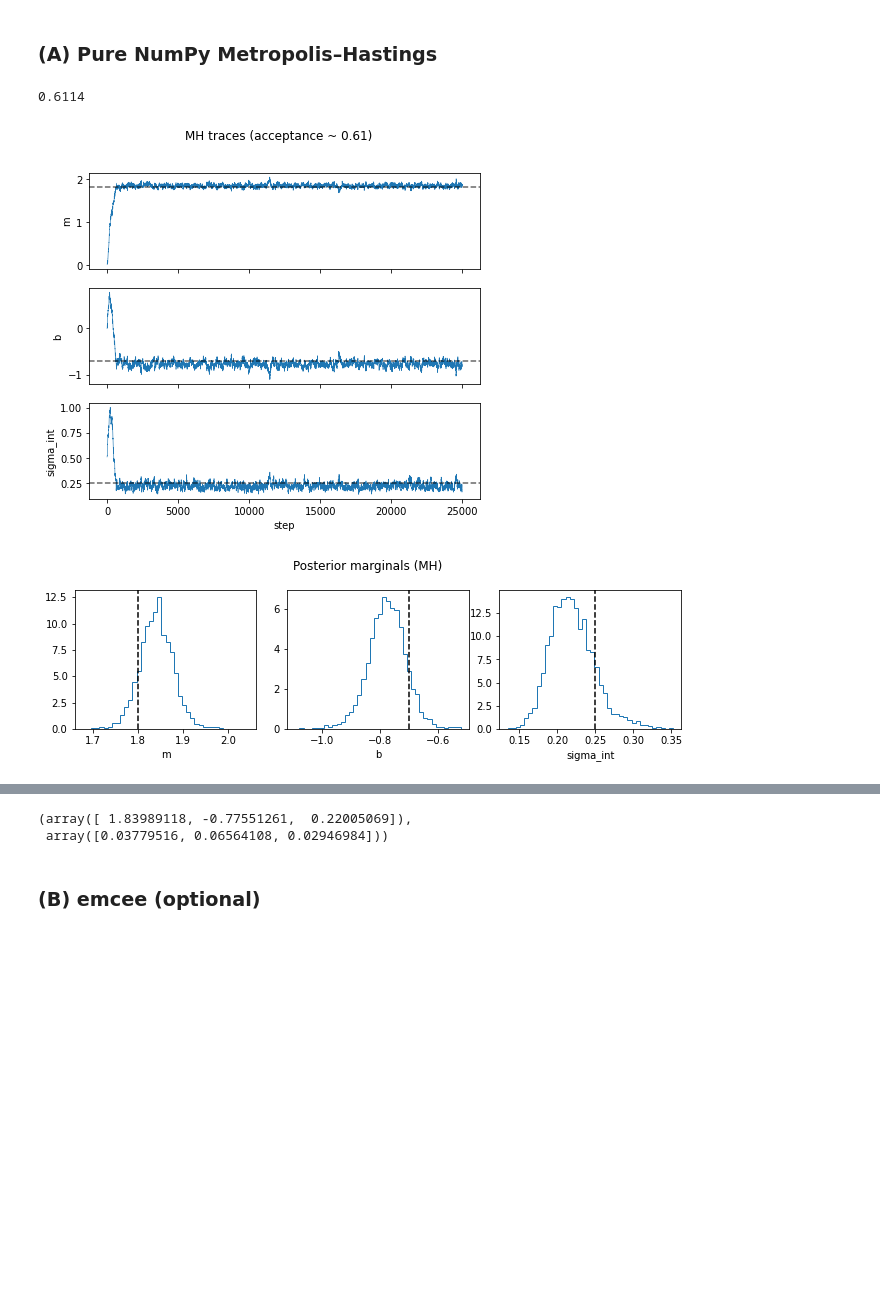
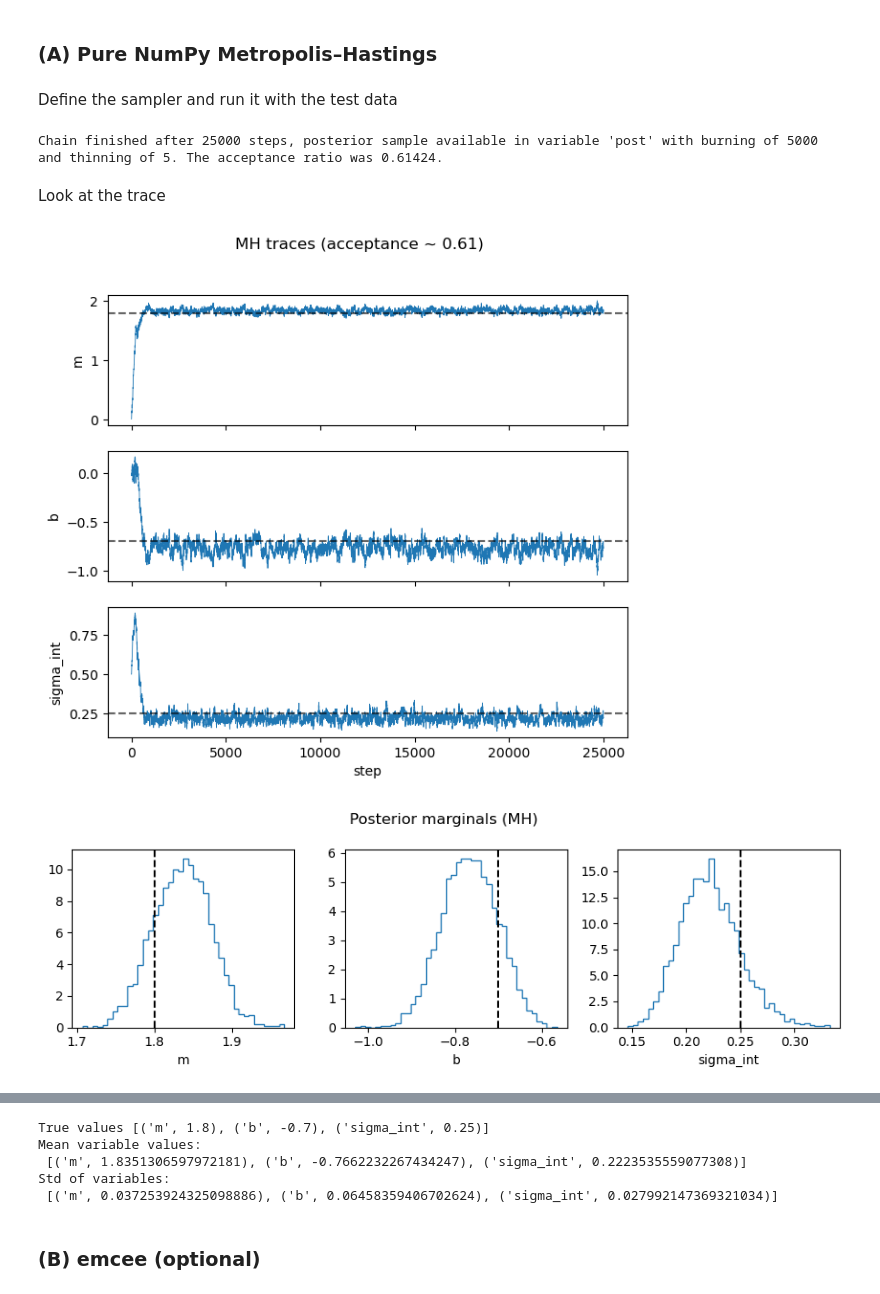
Before and after one commit to fforster/AS4501, a Jupyter notebook: Bayesian/Bayesian_Cosmology.ipynb, the cells around one changed output, grey strips where cells are left out. Saved outputs shown, nothing was run; the diff lists cells and outputs as text; code cells hidden in the pictures; blank space fills up the shorter version.

```diff
--- a/Bayesian/Bayesian_Cosmology.ipynb
+++ b/Bayesian/Bayesian_Cosmology.ipynb
@@ -94,6 +94,8 @@ def log_posterior(theta, x, y, yerr):
     return lp + log_likelihood(theta, x, y, yerr)
 # %% [markdown]
 ### (A) Pure NumPy Metropolis–Hastings
+# %% [markdown]
+Define the sampler and run it with the test data
 # %%
 def mh_sampler(logpost, x, y, yerr, theta0, nsteps=20000, prop_scales=(0.05,0.05,0.02), rng=None):
     if rng is None:
@@ -113,35 +115,43 @@ def mh_sampler(logpost, x, y, yerr, theta0, nsteps=20000, prop_scales=(0.05,0.05
     return chain, acc/nsteps
 
 theta0 = np.array([0.0, 0.0, 0.5])
-chain, acc_rate = mh_sampler(log_posterior, x, y, yerr, theta0, nsteps=25000, prop_scales=(0.02,0.02,0.01), rng=None)
+nsteps = 25000
+chain, acc_rate = mh_sampler(log_posterior, x, y, yerr, theta0, nsteps=nsteps, prop_scales=(0.02,0.02,0.01), rng=None)
 burn = 5000
 thin = 5
 post = chain[burn::thin]
 
-acc_rate
+print(f"Chain finished after {nsteps} steps, posterior sample available in variable 'post' with burning of {burn} and thinning of {thin}. The acceptance ratio was {acc_rate}.")
 # %% [output]
-0.6114
+Chain finished after 25000 steps, posterior sample available in variable 'post' with burning of 5000 and thinning of 5. The acceptance ratio was 0.61424.
+# %% [markdown]
+Look at the trace
 # %%
 labels = ["m","b","sigma_int"]
 fig, axes = plt.subplots(3, 1, figsize=(7,6), sharex=True)
 for i, ax in enumerate(axes):
     ax.plot(chain[:,i], lw=0.6)
     ax.axhline([true_m, true_b, true_sigma_int][i], color='k', ls='--', alpha=0.6)
     ax.set_ylabel(labels[i])
 axes[-1].set_xlabel("step")
 fig.suptitle(f"MH traces (acceptance ~ {acc_rate:.2f})")
 plt.show()
 
 fig, axes = plt.subplots(1,3, figsize=(9,3))
 for i, ax in enumerate(axes):
     ax.hist(post[:,i], bins=40, density=True, histtype='step')
     ax.axvline([true_m, true_b, true_sigma_int][i], color='k', ls='--')
     ax.set_xlabel(labels[i])
 plt.suptitle("Posterior marginals (MH)")
 plt.tight_layout()
 plt.show()
 
-np.mean(post, axis=0), np.std(post, axis=0)
+corner.corner(post, labels=labels, truths=[true_m, true_b, true_sigma_int])
+plt.show()
+
+print(f"True values {list(zip(labels, (true_m, true_b, true_sigma_int)))}")
+print(f"Mean variable values:\n {list(zip(labels, np.mean(post, axis=0)))}")
+print(f"Std of variables:\n {list(zip(labels, np.std(post, axis=0)))}")
 # %% [output]
-[figure, old version]
+[figure, new version]
-[figure, old version]
+[figure, new version]
@@ -148,5 +159,8 @@ np.mean(post, axis=0), np.std(post, axis=0)
-(array([ 1.83989118, -0.77551261,  0.22005069]),
- array([0.03779516, 0.06564108, 0.02946984]))
+True values [('m', 1.8), ('b', -0.7), ('sigma_int', 0.25)]
+Mean variable values:
+ [('m', 1.8351306597972181), ('b', -0.7662232267434247), ('sigma_int', 0.2223535559077308)]
+Std of variables:
+ [('m', 0.037253924325098886), ('b', 0.06458359406702624), ('sigma_int', 0.027992147369321034)]
 # %% [markdown]
 ### (B) emcee (optional)
 # %%
```
Also changed, not shown: parts of 31 cells of this notebook.
